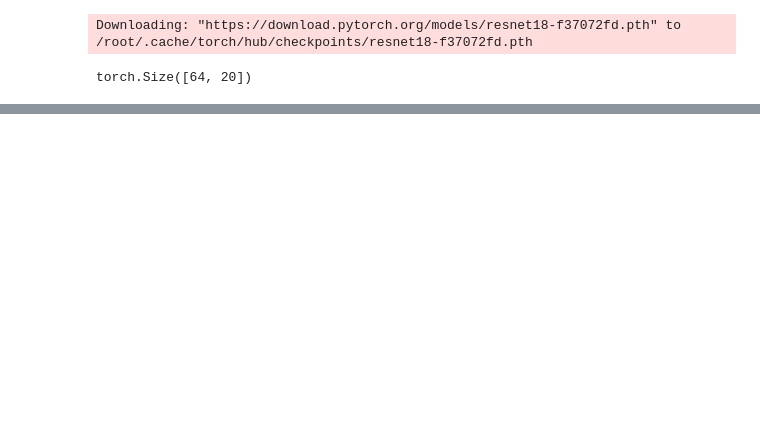
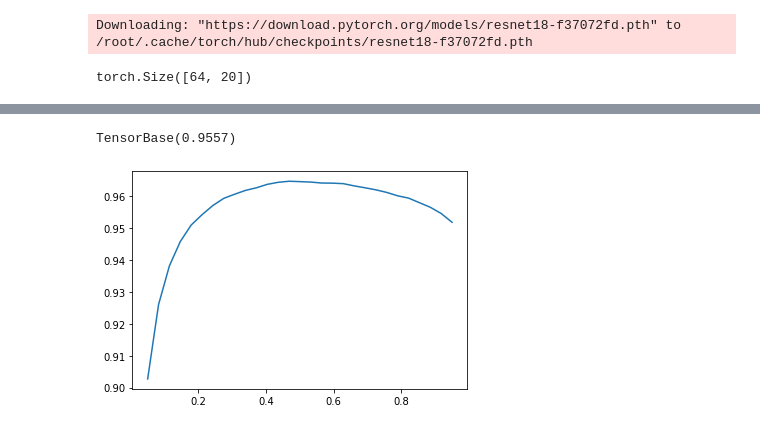
Before and after one commit to satani99/practical_deep_learning_for_coders, a Jupyter notebook: fast_ai_6.ipynb, the cells around one changed output, grey strips where cells are left out. Cells and saved outputs as stored; diff of their text form; code cells hidden in the pictures; blank space fills up the shorter version.

```diff
--- a/fast_ai_6.ipynb
+++ b/fast_ai_6.ipynb
@@ -146,0 +178,3 @@ torch.Size([64, 20])
+# %%
+learn = cnn_learner(dls, resnet50, metrics=partial(accuracy_multi, thresh=0.2))
+learn.fine_tune(3, base_lr=3e-3, freeze_epochs=4)
@@ -146,0 +192,3 @@ torch.Size([64, 20])
+# %%
+learn.metrics = partial(accuracy_multi, thresh=0.1)
+learn.validate()
@@ -146,0 +198,3 @@ torch.Size([64, 20])
+# %%
+learn.metrics = partial(accuracy_multi, thresh=0.99)
+learn.validate()
@@ -146,0 +204,2 @@ torch.Size([64, 20])
+# %%
+preds, targs = learn.get_preds()
@@ -146,0 +208,10 @@ torch.Size([64, 20])
+# %%
+accuracy_multi(preds, targs, thresh=0.9, sigmoid=False)
+# %% [output]
+TensorBase(0.9557)
+# %%
+xs = torch.linspace(0.05, 0.95, 29)
+accs = [accuracy_multi(preds, targs, thresh=i, sigmoid=False) for i in xs]
+plt.plot(xs, accs);
+# %% [output]
+[figure, added]
```
Also changed, not shown: parts of 16 cells of this notebook.
